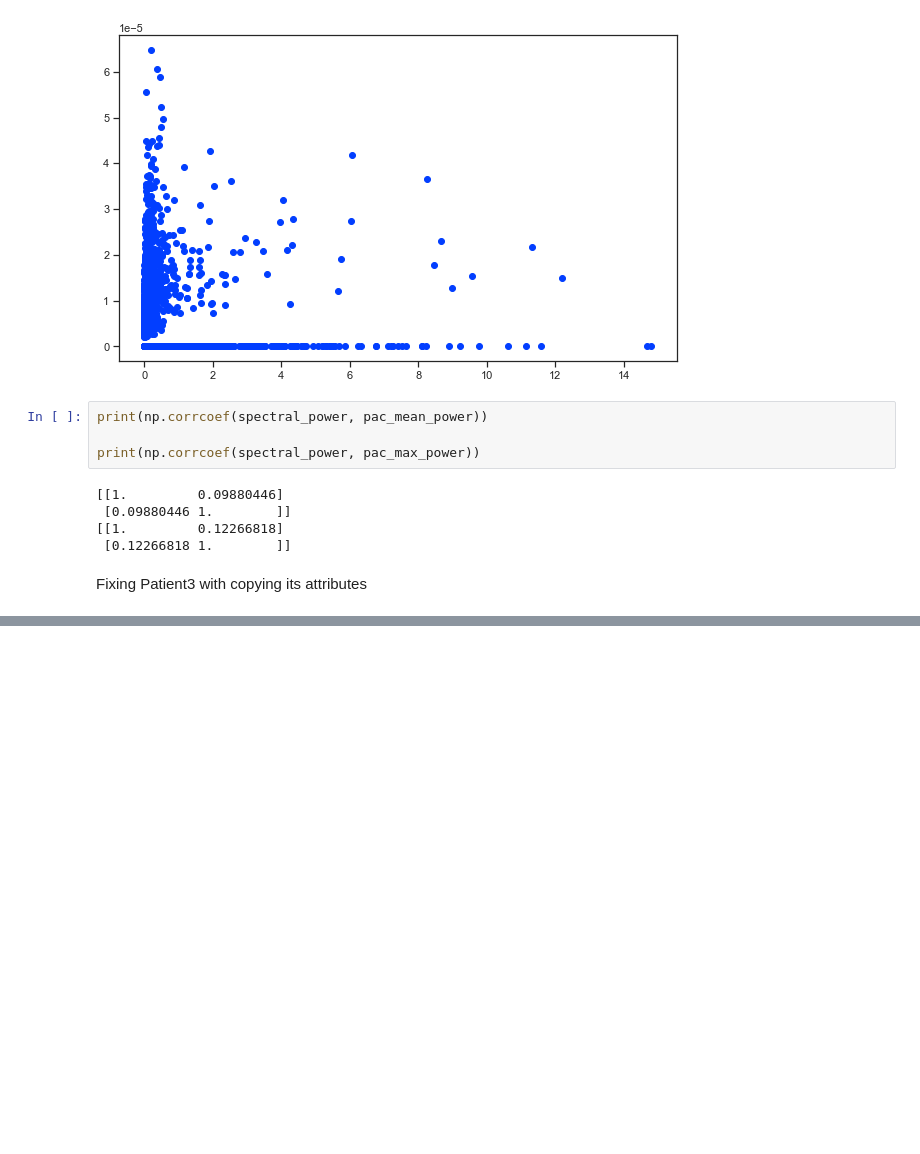
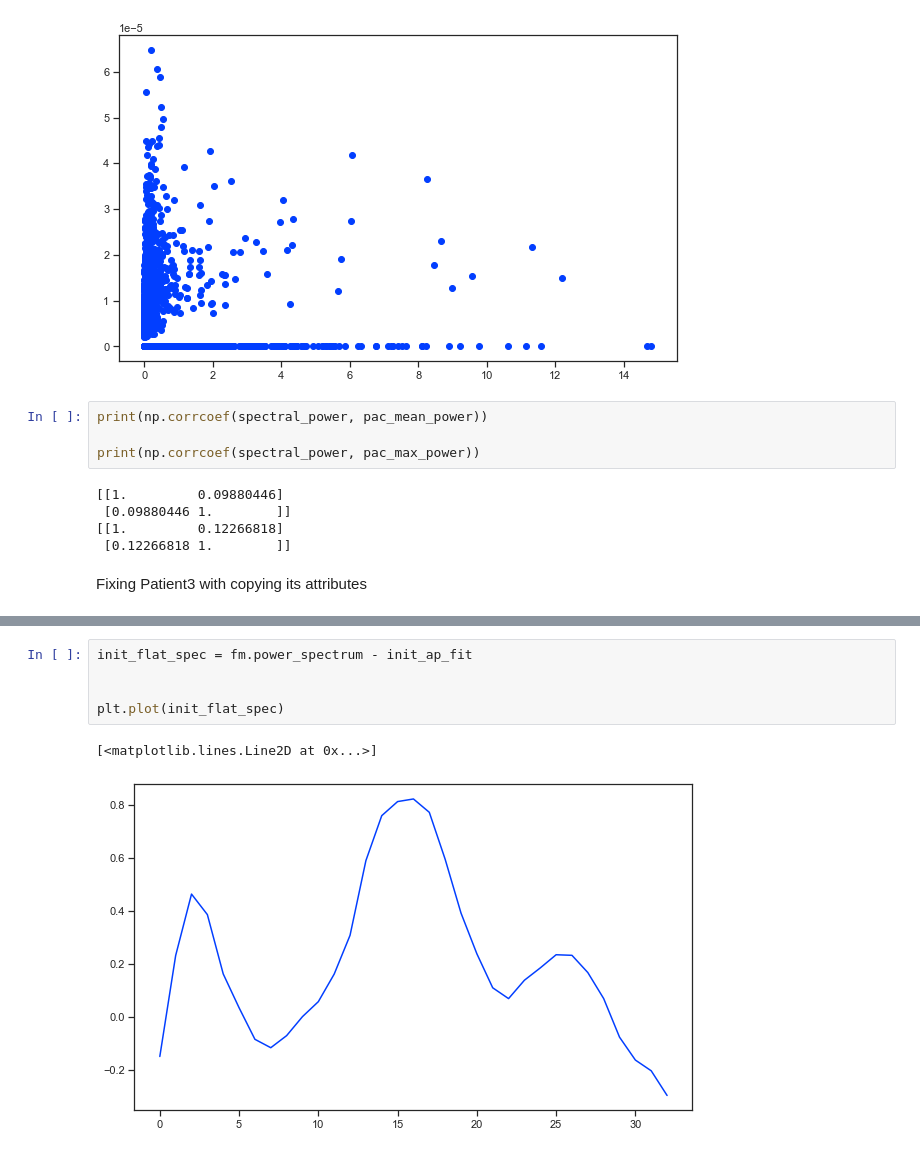
Before and after one commit to atimcenko/pac, a Jupyter notebook: dev_beta_pac_corr.ipynb, the cells around one changed output, grey strips where cells are left out. Drawn from its saved outputs; the diff is of its cells as text; blank space fills up the shorter version.

```diff
--- a/dev_beta_pac_corr.ipynb
+++ b/dev_beta_pac_corr.ipynb
@@ -230,0 +220,8 @@ Patient directory:  D:\LAB\AlexPAC\data\Patient3
+# %%
+init_flat_spec = fm.power_spectrum - init_ap_fit
+
+
+plt.plot(init_flat_spec)
+# %% [output]
+[<matplotlib.lines.Line2D at 0x...>]
+[figure, added]
```
Also changed, not shown: parts of 22 cells of this notebook.
